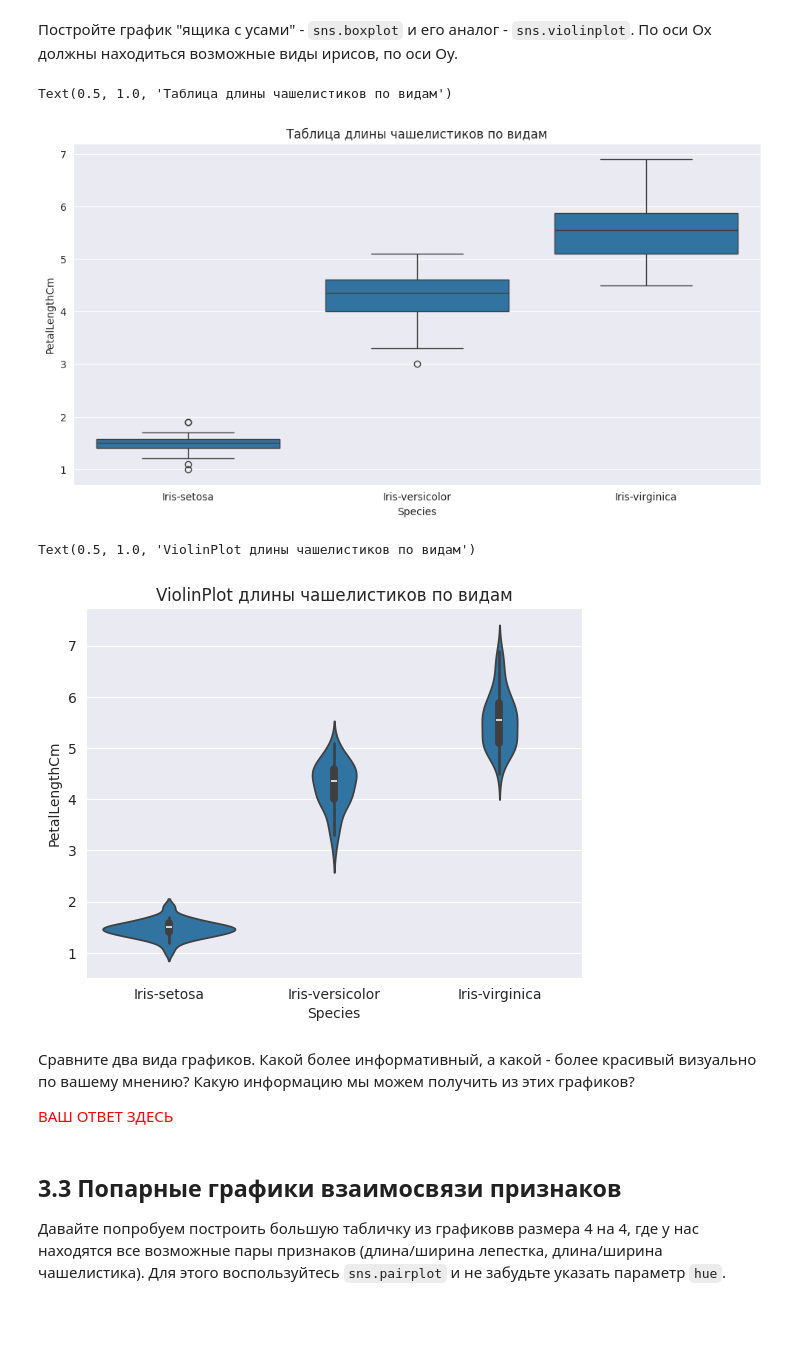
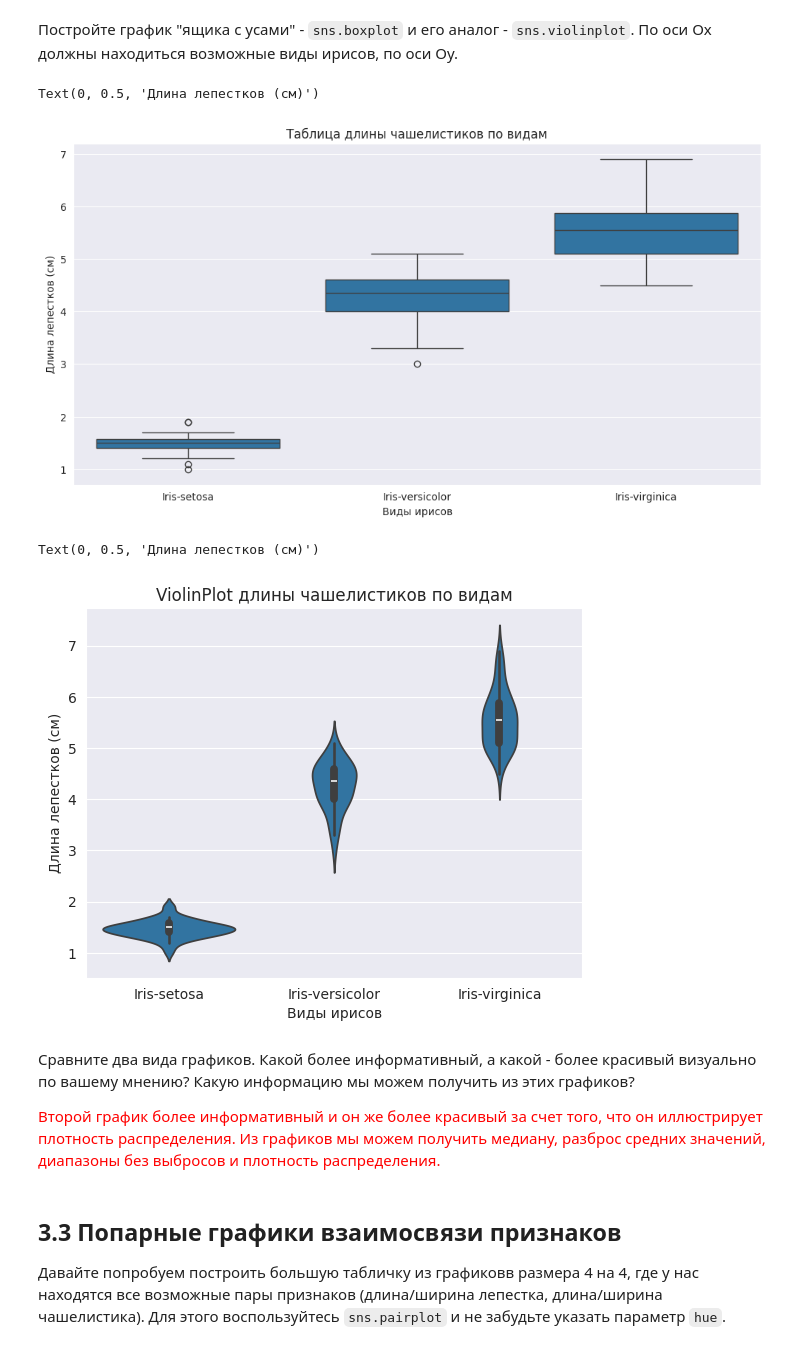
Before and after one commit to Andrei24511/python_archive, a Jupyter notebook: lab_1_np_pandas_matplotlib.ipynb, the cells around one changed output. Saved outputs shown, nothing was run; the diff lists cells and outputs as text; code cells hidden in the pictures; blank space fills up the shorter version.

```diff
--- a/lab_1_np_pandas_matplotlib.ipynb
+++ b/lab_1_np_pandas_matplotlib.ipynb
@@ -679,21 +680,25 @@ plt.show()
 Постройте график "ящика с усами" - `sns.boxplot` и его аналог - `sns.violinplot`. По оси Ox должны находиться возможные виды ирисов, по оси Oy.
 # %%
 plt.figure(figsize=(12, 6))
-sns.boxplot(x='Species', y='PetalLengthCm', data=iris)
+box = sns.boxplot(x='Species', y='PetalLengthCm', data=iris)
 plt.title('Таблица длины чашелистиков по видам')
+box.set_xlabel("Виды ирисов")
+box.set_ylabel("Длина лепестков (см)")
 # %% [output]
-Text(0.5, 1.0, 'Таблица длины чашелистиков по видам')
+Text(0, 0.5, 'Длина лепестков (см)')
-[figure, old version]
+[figure, new version]
 # %%
-sns.violinplot(x='Species', y='PetalLengthCm', data=iris)
+vil = sns.violinplot(x='Species', y='PetalLengthCm', data=iris)
 plt.title('ViolinPlot длины чашелистиков по видам')
+vil.set_xlabel("Виды ирисов")
+vil.set_ylabel("Длина лепестков (см)")
 # %% [output]
-Text(0.5, 1.0, 'ViolinPlot длины чашелистиков по видам')
+Text(0, 0.5, 'Длина лепестков (см)')
-[figure, old version]
+[figure, new version]
 # %% [markdown]
 Сравните два вида графиков. Какой более информативный, а какой - более красивый визуально по вашему мнению? Какую информацию мы можем получить из этих графиков?
 
-<font color='red'> ВАШ ОТВЕТ ЗДЕСЬ </font>
+<font color='red'>Второй график более информативный и он же более красивый за счет того, что он иллюстрирует плотность распределения. Из графиков мы можем получить медиану, разброс средних значений, диапазоны без выбросов и плотность распределения.</font>
 # %% [markdown]
 ## 3.3 Попарные графики взаимосвязи признаков
 
```
Also changed, not shown: parts of 6 cells of this notebook.
